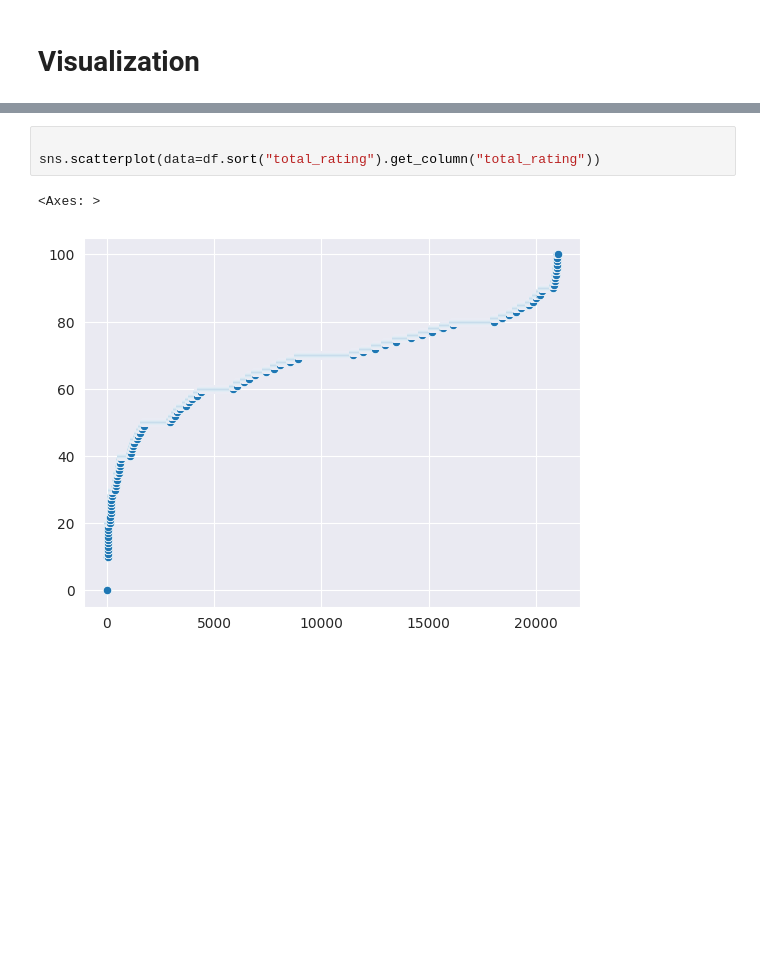
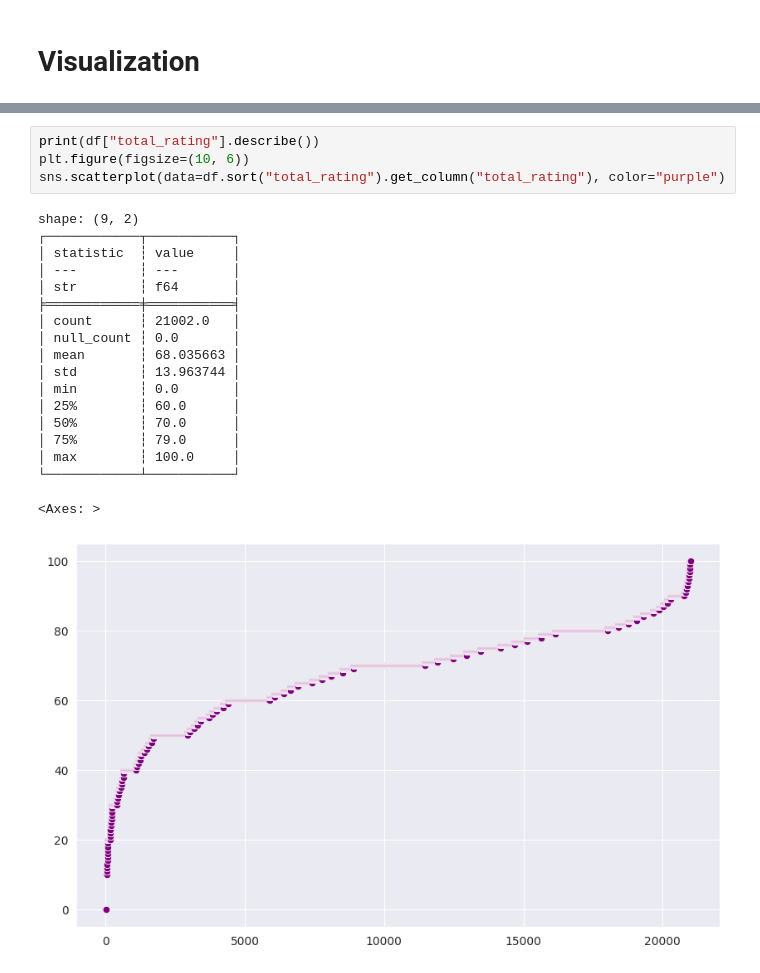
Before and after one commit to anekil/game-on, a Jupyter notebook: backend/website/recommendation/data_overview.ipynb, the cells around one changed output, grey strips where cells are left out. Drawn from its saved outputs; the diff is of its cells as text; blank space fills up the shorter version.

```diff
--- a/backend/website/recommendation/data_overview.ipynb
+++ b/backend/website/recommendation/data_overview.ipynb
@@ -314,9 +52,26 @@ shape: (1, 9)
 | str | str | str | i64 | i64 | list[str] | list[str] | list[str] | list[str] |
 | "Dota 2" | "Dota 2 is a mu… | "Each match of … | 85 | 568 | ["Strategy", "MOBA"] | ["Action", "Fantasy", "Warfare"] | ["ghosts", "bloody", … "the game ... | ["Multiplayer", "Co-operative"] |
 # %%
-
-sns.scatterplot(data=df.sort("total_rating").get_column("total_rating"))
+print(df["total_rating"].describe())
+plt.figure(figsize=(10, 6))
+sns.scatterplot(data=df.sort("total_rating").get_column("total_rating"), color="purple")
 # %% [output]
-<Axes: >
+shape: (9, 2)
+┌────────────┬───────────┐
+│ statistic  ┆ value     │
+│ ---        ┆ ---       │
+│ str        ┆ f64       │
+╞════════════╪═══════════╡
+│ count      ┆ 21002.0   │
+│ null_count ┆ 0.0       │
+│ mean       ┆ 68.035663 │
+│ std        ┆ 13.963744 │
+│ min        ┆ 0.0       │
+│ 25%        ┆ 60.0      │
+│ 50%        ┆ 70.0      │
+│ 75%        ┆ 79.0      │
+│ max        ┆ 100.0     │
+└────────────┴───────────┘
+<Axes: >
-[figure, old version]
+[figure, new version]
 # %%
```
Also changed, not shown: parts of 18 cells of this notebook, 1 other file.
